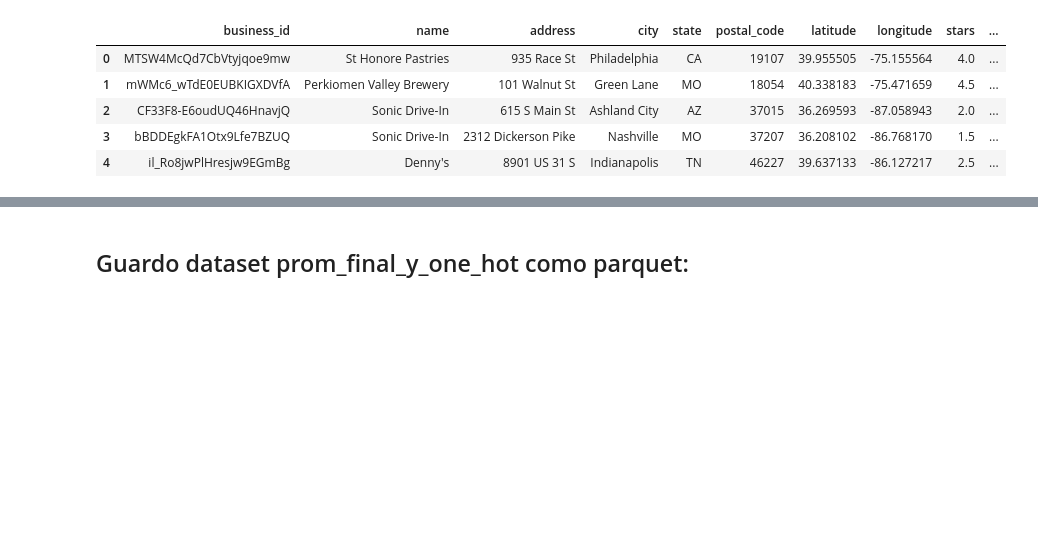
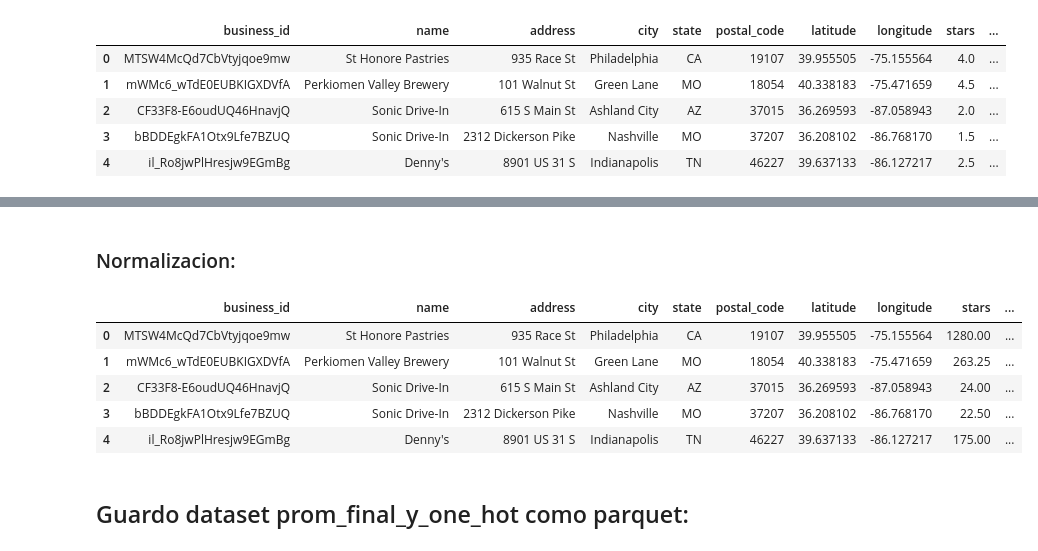
Before and after one commit to lesmengp/Proyecto-Final-Grupo-07, a Jupyter notebook: Proyecto-Final-Grupo-07-main/Sistema ML/ML_sistem.ipynb, the cells around one changed output, grey strips where cells are left out. Cells and saved outputs as stored; diff of their text form; code cells hidden in the pictures; blank space fills up the shorter version.

```diff
--- a/Proyecto-Final-Grupo-07-main/Sistema ML/ML_sistem.ipynb
+++ b/Proyecto-Final-Grupo-07-main/Sistema ML/ML_sistem.ipynb
@@ -341,0 +355,2 @@ prom_final_y_one_hot.head(20)
+# %% [markdown]
+### Normalizacion:
@@ -342,3 +370,12 @@ prom_final_y_one_hot.head(20)
+# %%
+prom_final_y_one_hot.head()
+# %% [output]
+|  | business_id | name | address | city | state | postal_code | latitude | longitude | stars | ... |
+| 0 | MTSW4McQd7CbVtyjqoe9mw | St Honore Pastries | 935 Race St | Philadelphia | CA | 19107 | 39.955505 | -75.155564 | 1280.00 | ... |
+| 1 | mWMc6_wTdE0EUBKIGXDVfA | Perkiomen Valley Brewery | 101 Walnut St | Green Lane | MO | 18054 | 40.338183 | -75.471659 | 263.25 | ... |
+| 2 | CF33F8-E6oudUQ46HnavjQ | Sonic Drive-In | 615 S Main St | Ashland City | AZ | 37015 | 36.269593 | -87.058943 | 24.00 | ... |
+| 3 | bBDDEgkFA1Otx9Lfe7BZUQ | Sonic Drive-In | 2312 Dickerson Pike | Nashville | MO | 37207 | 36.208102 | -86.768170 | 22.50 | ... |
+| 4 | il_Ro8jwPlHresjw9EGmBg | Denny's | 8901 US 31 S | Indianapolis | TN | 46227 | 39.637133 | -86.127217 | 175.00 | ... |
 # %% [markdown]
 ## Guardo dataset prom_final_y_one_hot como parquet:
 # %%
```
Also changed, not shown: parts of 22 cells of this notebook.
